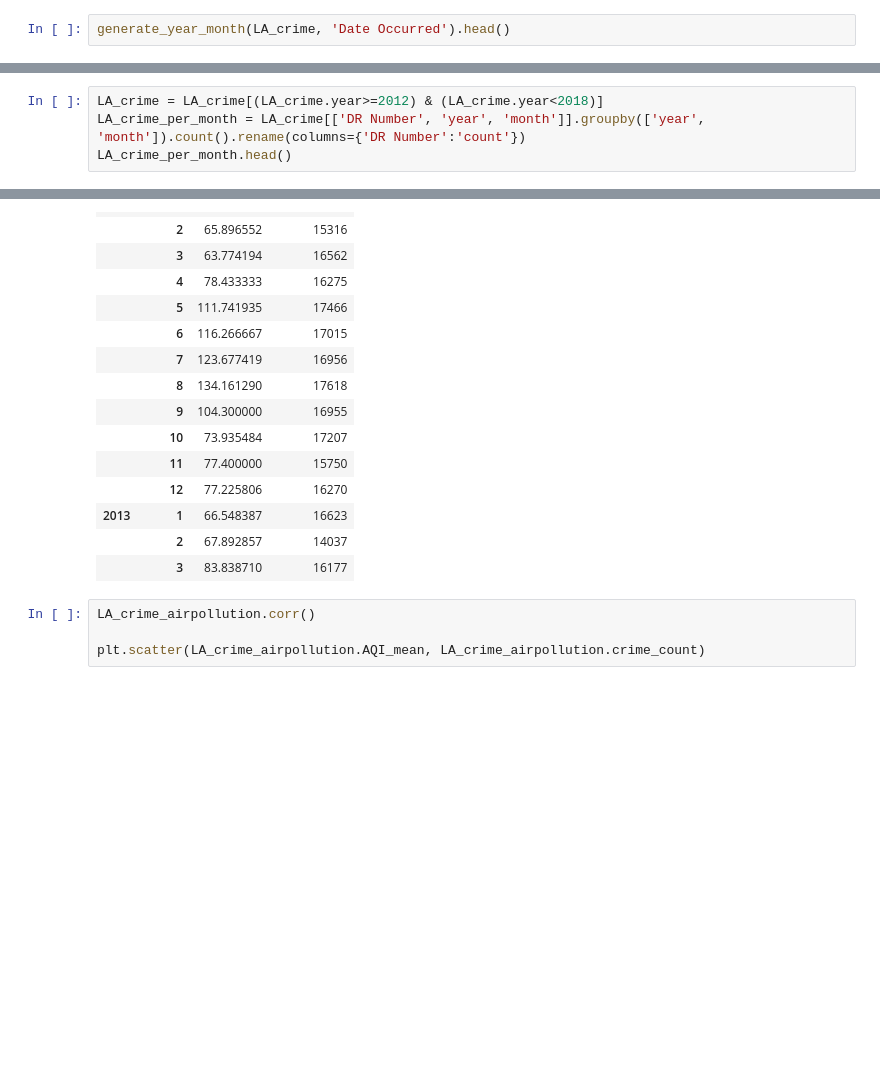
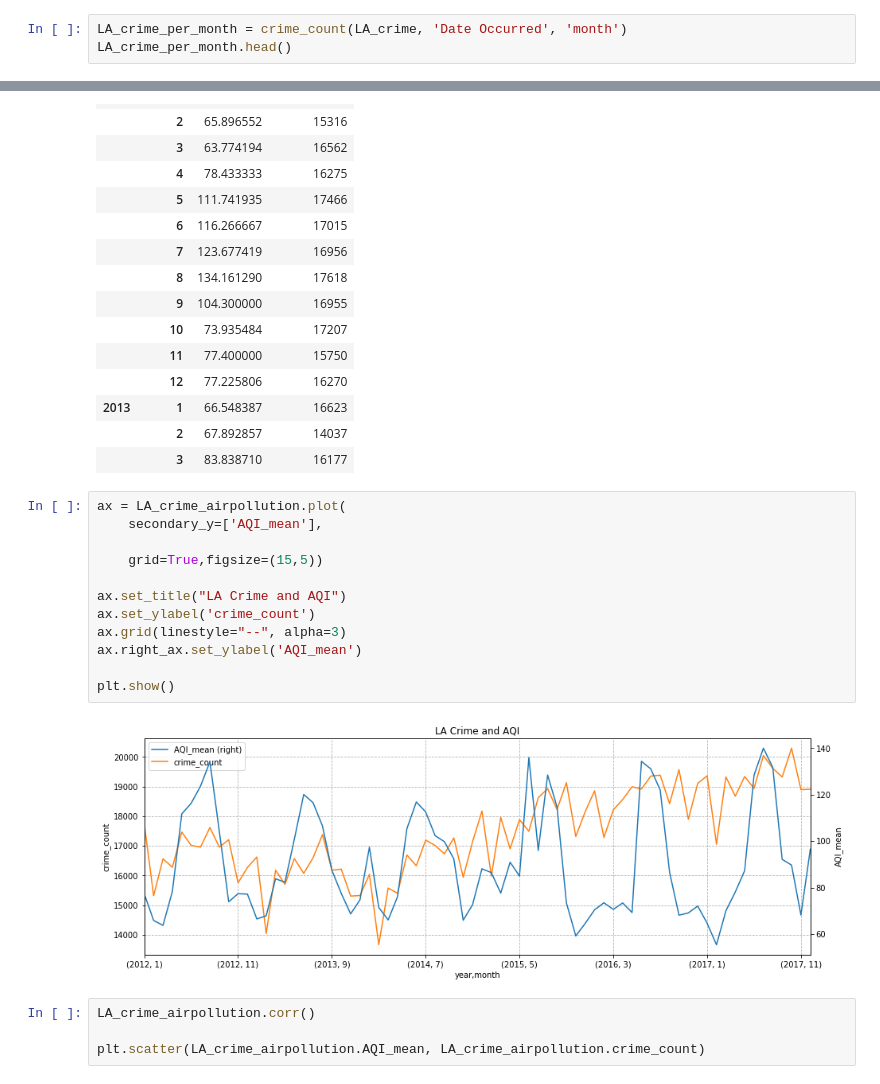
Before and after one commit to AprilW048/Final_Project, a Jupyter notebook: Air Pollution.ipynb, the cells around one changed output, grey strips where cells are left out. Drawn from its saved outputs; the diff is of its cells as text; blank space fills up the shorter version.

```diff
--- a/Air Pollution.ipynb
+++ b/Air Pollution.ipynb
@@ -191,5 +245,6 @@ LA_crime.head()
 | 4 | 151601467 | 01/02/2016 | 01/02/2016 | 30 | 16 | Foothill | 1668 | ... |
 5 rows × 26 columns
 # %%
-generate_year_month(LA_crime, 'Date Occurred').head()
+LA_crime_per_month = crime_count(LA_crime, 'Date Occurred', 'month')
+LA_crime_per_month.head()
 # %% [output]
@@ -203,4 +257,0 @@ generate_year_month(LA_crime, 'Date Occurred').head()
-# %%
-LA_crime = LA_crime[(LA_crime.year>=2012) & (LA_crime.year<2018)]
-LA_crime_per_month = LA_crime[['DR Number', 'year', 'month']].groupby(['year', 'month']).count().rename(columns={'DR Number':'count'})
-LA_crime_per_month.head()
@@ -235,6 +278,20 @@ LA_crime_airpollution.head(15)
 | 2013 | 1 | 66.548387 | 16623 |
 |  | 2 | 67.892857 | 14037 |
 |  | 3 | 83.838710 | 16177 |
+# %%
+ax = LA_crime_airpollution.plot(
+    secondary_y=['AQI_mean'],
+
+    grid=True,figsize=(15,5))
+
+ax.set_title("LA Crime and AQI")
+ax.set_ylabel('crime_count')
+ax.grid(linestyle="--", alpha=3)
+ax.right_ax.set_ylabel('AQI_mean')
+
+plt.show()
+# %% [output]
+[figure, added]
 # %%
 LA_crime_airpollution.corr()
 
```
Also changed, not shown: parts of 31 cells of this notebook.
